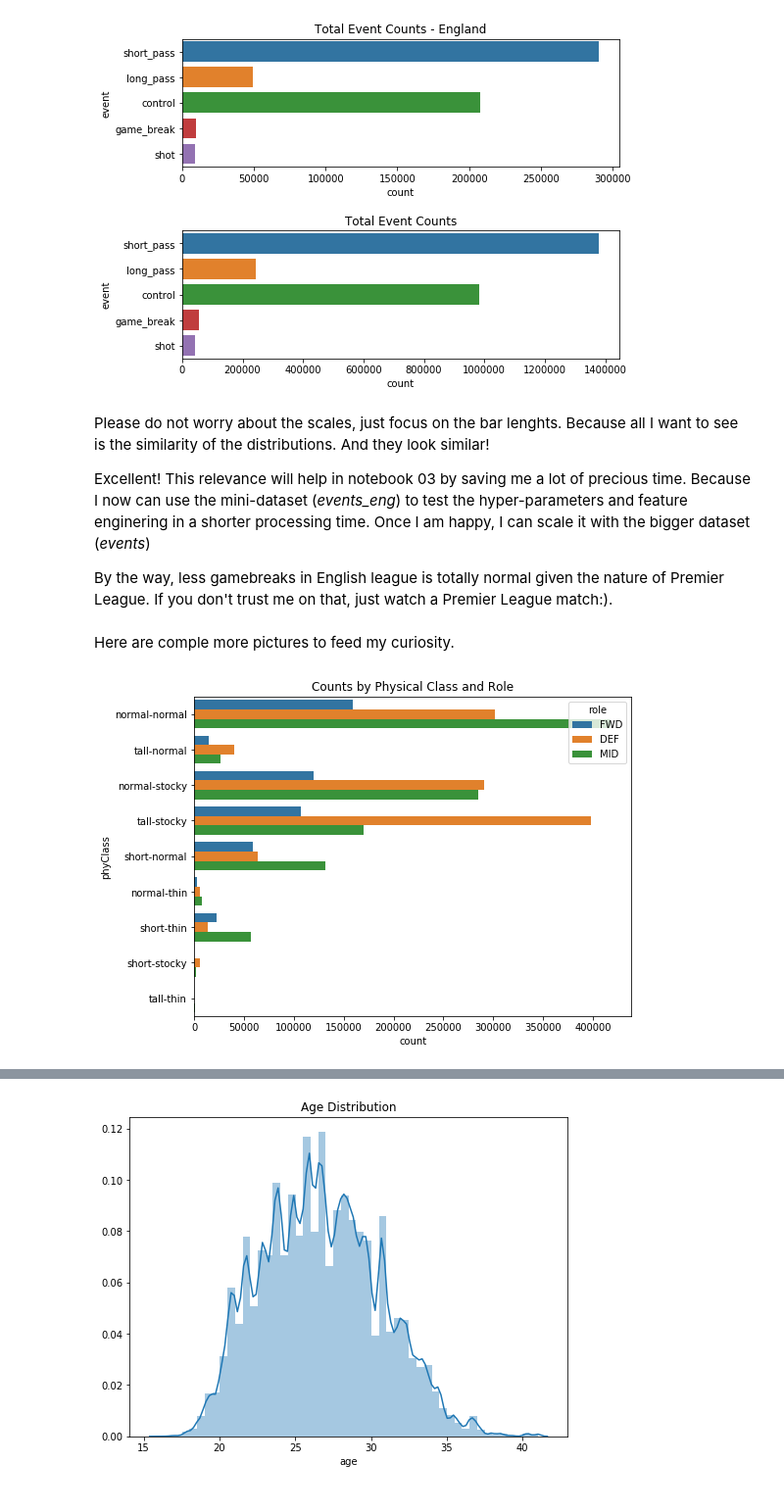
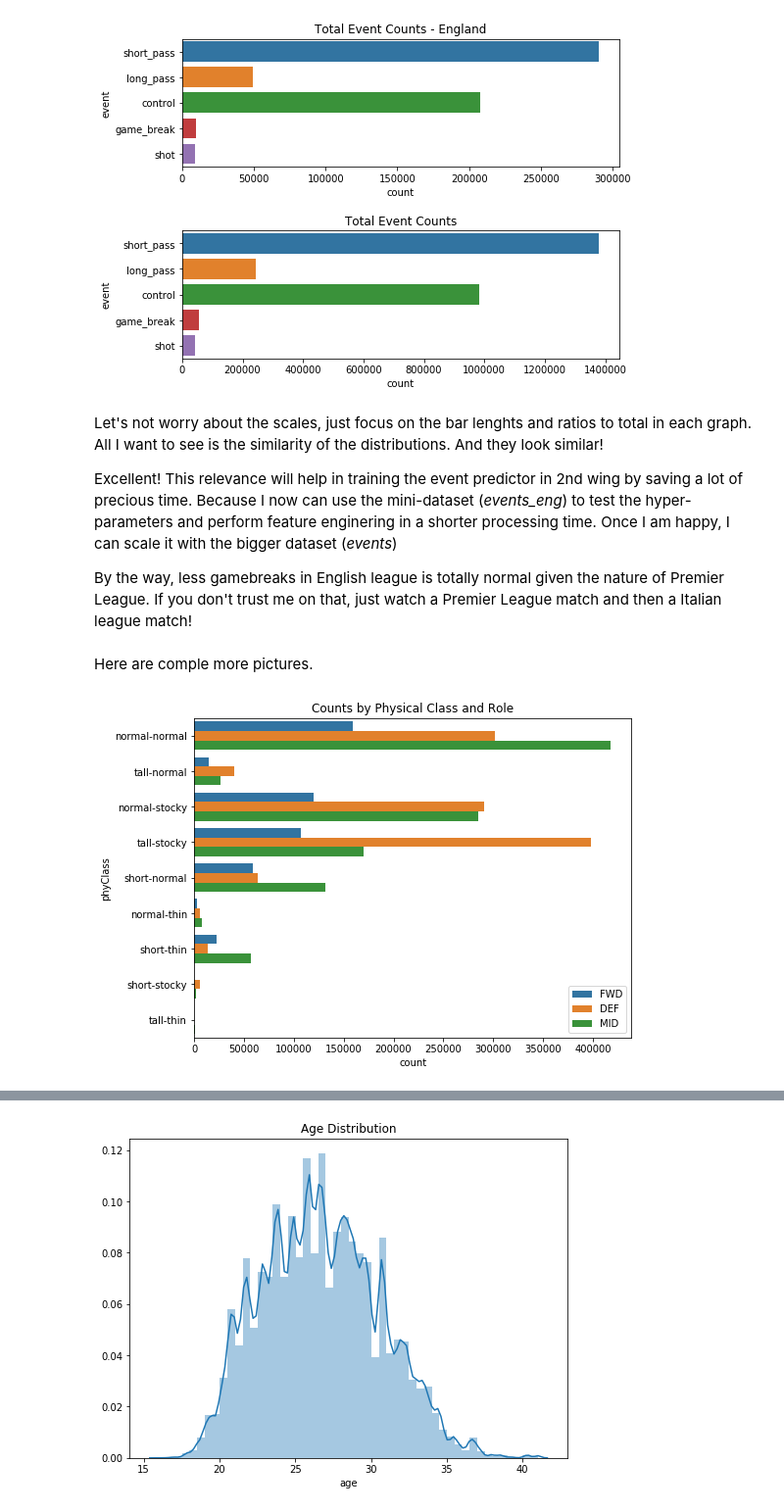
Before and after one commit to atahankocak/AI-in-Soccer, a Jupyter notebook: notebook/02-eda_fe.ipynb, the cells around one changed output, grey strips where cells are left out. Shown at 98% size. Drawn from its saved outputs; the diff is of its cells as text; code cells hidden in the pictures.

```diff
--- a/notebook/02-eda_fe.ipynb
+++ b/notebook/02-eda_fe.ipynb
@@ -22,8 +22,8 @@ pd.set_option('display.max_columns', 50)
 pd.set_option('display.max_rows', 120)
 pd.set_option('display.precision', 3)
 # %%
-# read in data
-events = pd.read_csv("../csv/events.csv", index_col=0)
+# read in the final dataset from 01
+events = pd.read_csv("../../csv_files/AI_in_Soccer/events.csv", index_col=0)
 events.head()
 # %% [output]
 |  | id | matchId | gameweek | month | hour | teamHome | teamId | teamName | league | playerId | ... |
@@ -647,17 +659,18 @@ plt.title("Total Event Counts");
 # %% [output]
 [figure]
 # %% [markdown]
-Please do not worry about the scales, just focus on the bar lenghts. Because all I want to see is the similarity of the distributions. And they look similar!
+Let's not worry about the scales, just focus on the bar lenghts and ratios to total in each graph. All I want to see is the similarity of the distributions. And they look similar!
 
-Excellent! This relevance will help in notebook 03 by saving me a lot of precious time. Because I now can use the mini-dataset (*events_eng*) to test the hyper-parameters and feature enginering in a shorter processing time. Once I am happy, I can scale it with the bigger dataset (*events*)
+Excellent! This relevance will help in training the event predictor in 2nd wing by saving a lot of precious time. Because I now can use the mini-dataset (*events_eng*) to test the hyper-parameters and perform feature enginering in a shorter processing time. Once I am happy, I can scale it with the bigger dataset (*events*)
 
-By the way, less gamebreaks in English league is totally normal given the nature of Premier League. If you don't trust me on that, just watch a Premier League match:).
+By the way, less gamebreaks in English league is totally normal given the nature of Premier League. If you don't trust me on that, just watch a Premier League match and then a Italian league match!
 # %% [markdown]
-Here are comple more pictures to feed my curiosity.
+Here are comple more pictures.
 # %%
 # just curios about the distribution of phySpec and role
 plt.figure(figsize=(8, 6))
 ax = sns.countplot(y="phyClass", data=events, hue='role')
-plt.title("Counts by Physical Class and Role");
+plt.title("Counts by Physical Class and Role")
+plt.legend(loc='lower right');
 # %% [output]
-[figure, old version]
+[figure, new version]
```
Also changed, not shown: parts of 53 cells of this notebook.
